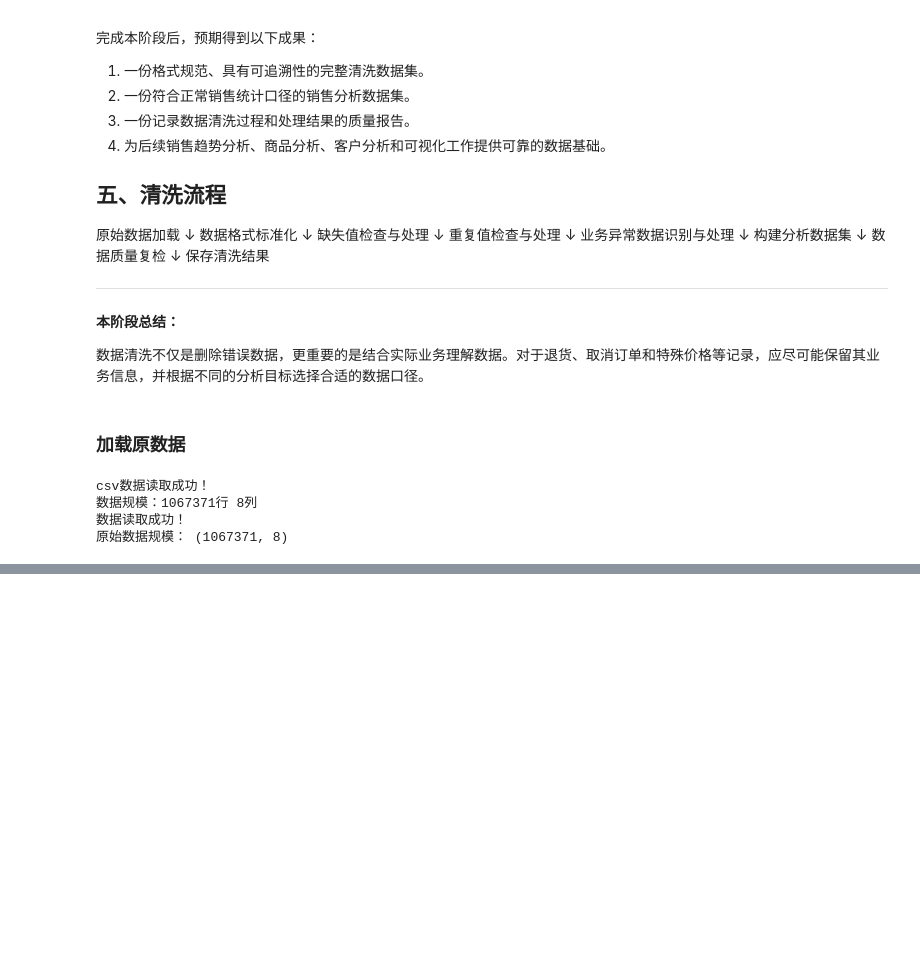
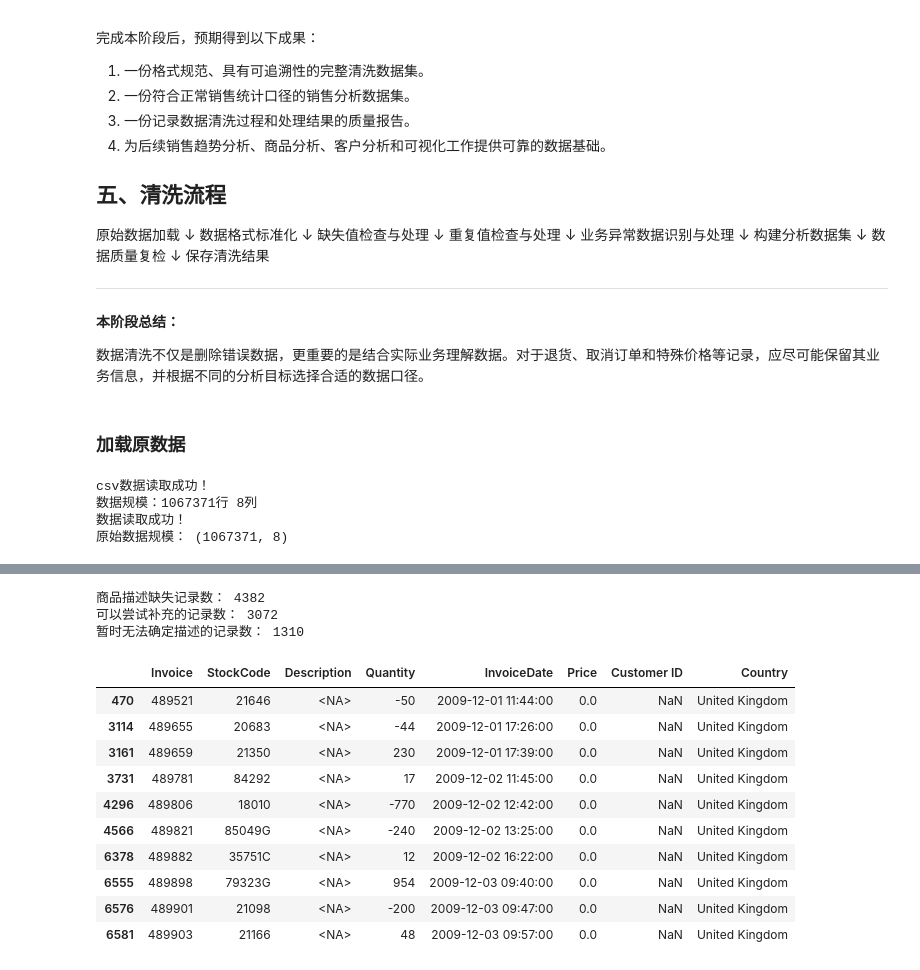
Before and after one commit to Shiningstar521/Python_Data_Analysis, a Jupyter notebook: notebooks/02_data_cleaning.ipynb, the cells around one changed output, grey strips where cells are left out. Drawn from its saved outputs; the diff is of its cells as text; code cells hidden in the pictures; blank space fills up the shorter version.

```diff
--- a/notebooks/02_data_cleaning.ipynb
+++ b/notebooks/02_data_cleaning.ipynb
@@ -214,0 +347,45 @@ csv数据读取成功！
+# %%
+# 筛选商品描述缺失的记录
+missing_description = df[df['Description'].isna()].copy()
+print("商品描述缺失记录数：", len(missing_description))
+
+# 统计每个 StockCode 对应的不同商品描述数量
+description_count = (
+    df.dropna(subset=['Description'])
+      .groupby('StockCode')['Description']
+      .nunique()
+)
+# print(description_count)
+# 找出只有一种商品描述的 StockCode
+unique_description_codes = description_count[
+    description_count == 1
+].index
+# print(unique_description_codes)
+# 统计可以尝试补充的记录
+can_fill = missing_description[
+    missing_description['StockCode'].isin(unique_description_codes)
+]
+# 统计无法确定商品描述的记录
+cannot_fill = missing_description[
+    ~missing_description['StockCode'].isin(unique_description_codes)
+]
+print("可以尝试补充的记录数：", len(can_fill))
+print("暂时无法确定描述的记录数：", len(cannot_fill))
+
+# 查看部分缺失记录
+display(missing_description.head(10))
+# %% [output]
+商品描述缺失记录数： 4382
+可以尝试补充的记录数： 3072
+暂时无法确定描述的记录数： 1310
+|  | Invoice | StockCode | Description | Quantity | InvoiceDate | Price | Customer ID | Country |
+| 470 | 489521 | 21646 | <NA> | -50 | 2009-12-01 11:44:00 | 0.0 | NaN | United Kingdom |
+| 3114 | 489655 | 20683 | <NA> | -44 | 2009-12-01 17:26:00 | 0.0 | NaN | United Kingdom |
+| 3161 | 489659 | 21350 | <NA> | 230 | 2009-12-01 17:39:00 | 0.0 | NaN | United Kingdom |
+| 3731 | 489781 | 84292 | <NA> | 17 | 2009-12-02 11:45:00 | 0.0 | NaN | United Kingdom |
+| 4296 | 489806 | 18010 | <NA> | -770 | 2009-12-02 12:42:00 | 0.0 | NaN | United Kingdom |
+| 4566 | 489821 | 85049G | <NA> | -240 | 2009-12-02 13:25:00 | 0.0 | NaN | United Kingdom |
+| 6378 | 489882 | 35751C | <NA> | 12 | 2009-12-02 16:22:00 | 0.0 | NaN | United Kingdom |
+| 6555 | 489898 | 79323G | <NA> | 954 | 2009-12-03 09:40:00 | 0.0 | NaN | United Kingdom |
+| 6576 | 489901 | 21098 | <NA> | -200 | 2009-12-03 09:47:00 | 0.0 | NaN | United Kingdom |
+| 6581 | 489903 | 21166 | <NA> | 48 | 2009-12-03 09:57:00 | 0.0 | NaN | United Kingdom |
```
Also changed, not shown: parts of 11 cells of this notebook.
